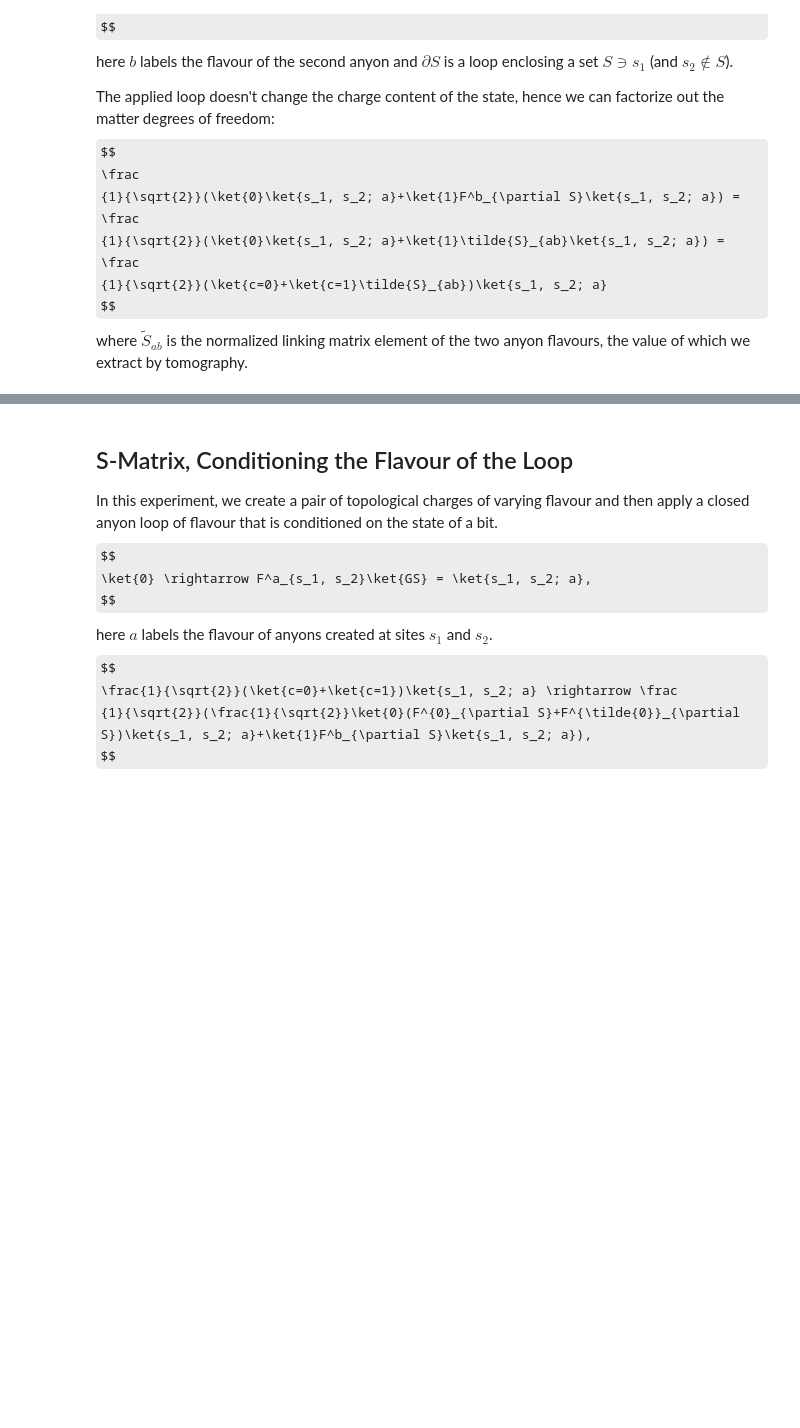
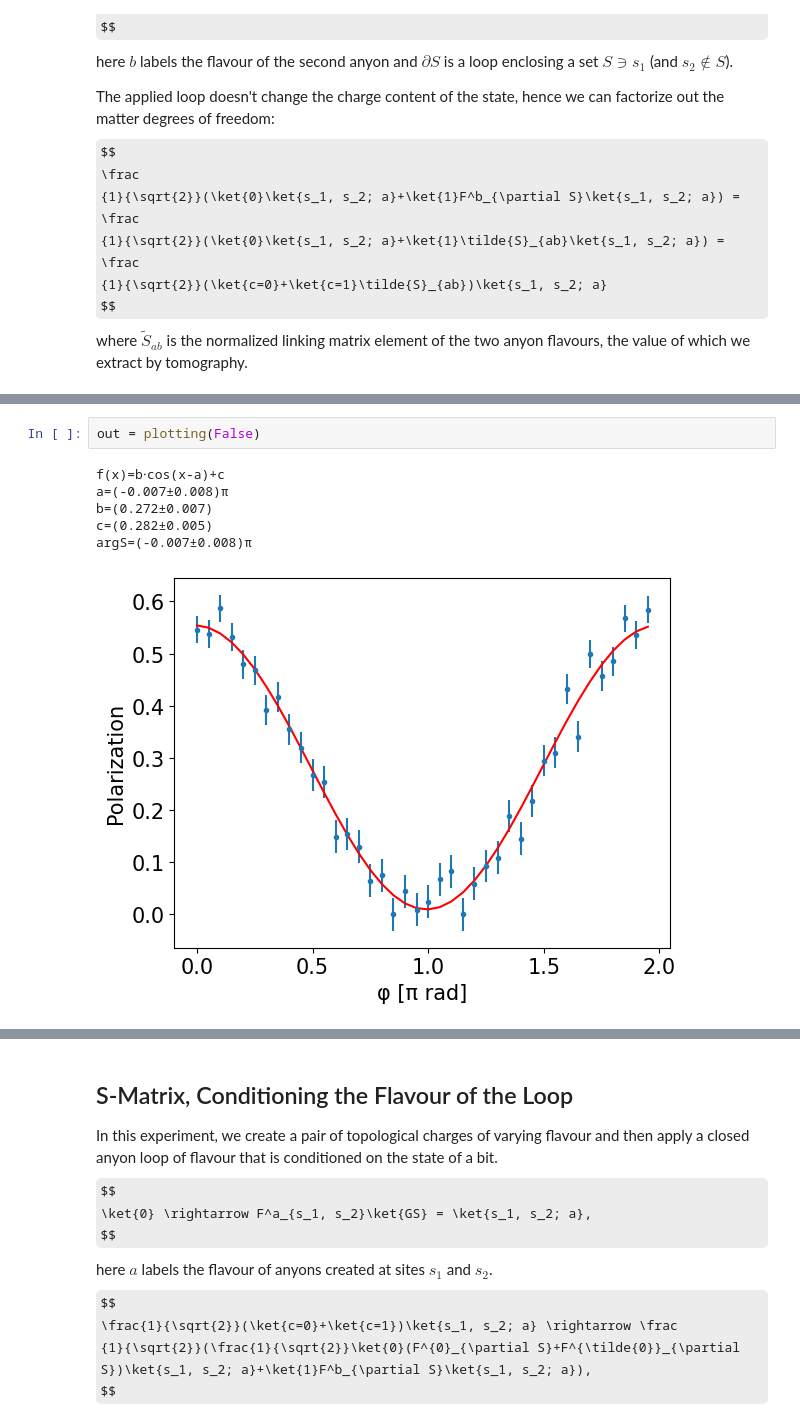
Before and after one commit to DaanTimmers/kitaevsim, a Jupyter notebook: Quantum double/Tomography Fittings.ipynb, the cells around one changed output, grey strips where cells are left out. Cells and saved outputs as stored; diff of their text form; some formulas as TeX source; blank space fills up the shorter version.

```diff
--- a/Quantum double/Tomography Fittings.ipynb
+++ b/Quantum double/Tomography Fittings.ipynb
@@ -95,0 +101,9 @@ Text(0.5, 1.0, 'phase=0.35$\\pi$ amp=0.32 offset=0.27 $|S_{ab}|$=0.61')
+# %%
+out = plotting(False)
+# %% [output]
+f(x)=b⋅cos(x-a)+c
+a=(-0.007±0.008)π
+b=(0.272±0.007)
+c=(0.282±0.005)
+argS=(-0.007±0.008)π
+[figure, added]
```
Also changed, not shown: parts of 25 cells of this notebook, 2 other files.
